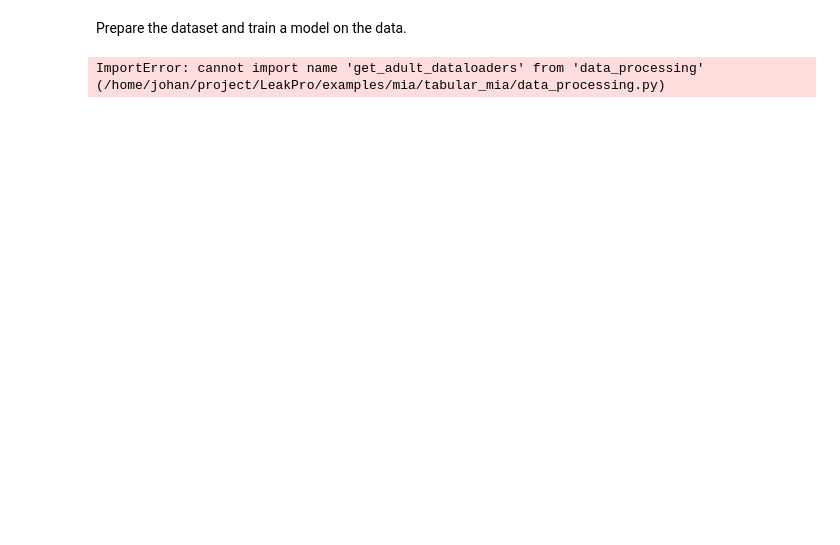
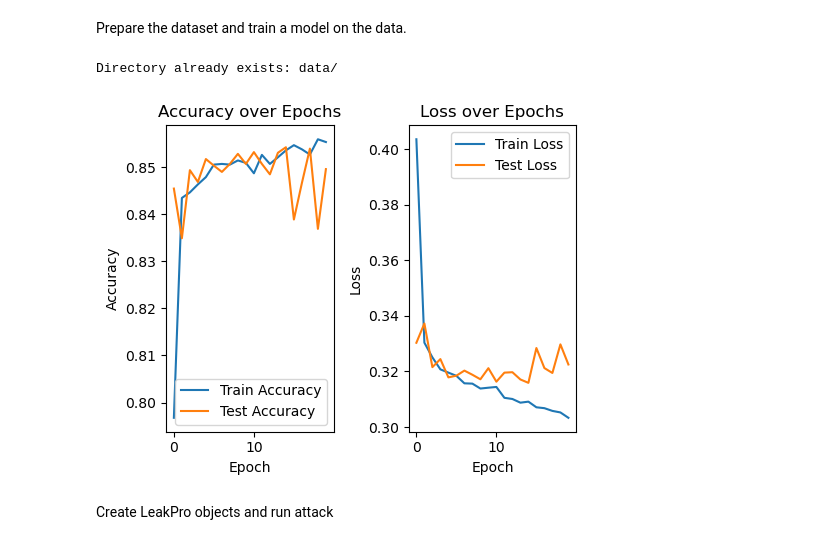
Before and after one commit to aidotse/LeakPro, a Jupyter notebook: examples/mia/tabular_mia/attack_main.ipynb, the cells around one changed output. Cells and saved outputs as stored; diff of their text form; code cells hidden in the pictures; blank space fills up the shorter version.

Commit message:
progress on example

```diff
--- a/examples/mia/tabular_mia/attack_main.ipynb
+++ b/examples/mia/tabular_mia/attack_main.ipynb
@@ -3,17 +3,54 @@ Prepare the dataset and train a model on the data.
 # %%
 import os
 import sys
-sys.path.append("../../..")
 
 from data_processing import get_adult_dataset, get_adult_dataloaders
 from model import AdultNet, create_trained_model_and_metadata
 
+sys.path.append("../../..")
+
+# Generate the dataset and dataloaders
 dataset = get_adult_dataset()
-train_loader, test_loader, metadata = get_adult_dataloaders(dataset, train_fraction=0.3, test_fraction=0.3)
+n_features = dataset.x.shape[1]
+n_classes = 1
+train_loader, test_loader = get_adult_dataloaders(dataset, train_fraction=0.3, test_fraction=0.3)
 
+# Train the model
 if not os.path.exists("target"):
     os.makedirs("target")
-model = AdultNet(input_size=dataset.input_size, hidden_size=64, output_size=dataset.output_size)
-create_trained_model_and_metadata(model, train_loader, test_loader, epochs=10, metadata=metadata)
+model = AdultNet(input_size=n_features, hidden_size=64, num_classes=n_classes)
+train_acc, train_loss, test_acc, test_loss = create_trained_model_and_metadata(model,
+                                                                               train_loader,
+                                                                               test_loader,
+                                                                               epochs=20)
 # %% [output]
-ImportError: cannot import name 'get_adult_dataloaders' from 'data_processing' (/home/johan/project/LeakPro/examples/mia/tabular_mia/data_processing.py)
+Directory already exists: data/
+# %%
+import matplotlib.pyplot as plt
+
+# Plot training and test accuracy
+plt.figure(figsize=(5, 4))
+
+plt.subplot(1, 2, 1)
+plt.plot(train_acc, label='Train Accuracy')
+plt.plot(test_acc, label='Test Accuracy')
+plt.xlabel('Epoch')
+plt.ylabel('Accuracy')
+plt.title('Accuracy over Epochs')
+plt.legend()
+
+# Plot training and test loss
+plt.subplot(1, 2, 2)
+plt.plot(train_loss, label='Train Loss')
+plt.plot(test_loss, label='Test Loss')
+plt.xlabel('Epoch')
+plt.ylabel('Loss')
+plt.title('Loss over Epochs')
+plt.legend()
+
+plt.tight_layout()
+plt.show()
+# %% [output]
+[figure, added]
+# %% [markdown]
+Create LeakPro objects and run attack
```
Also changed, not shown: parts of 1 cell of this notebook, 12 other files.
